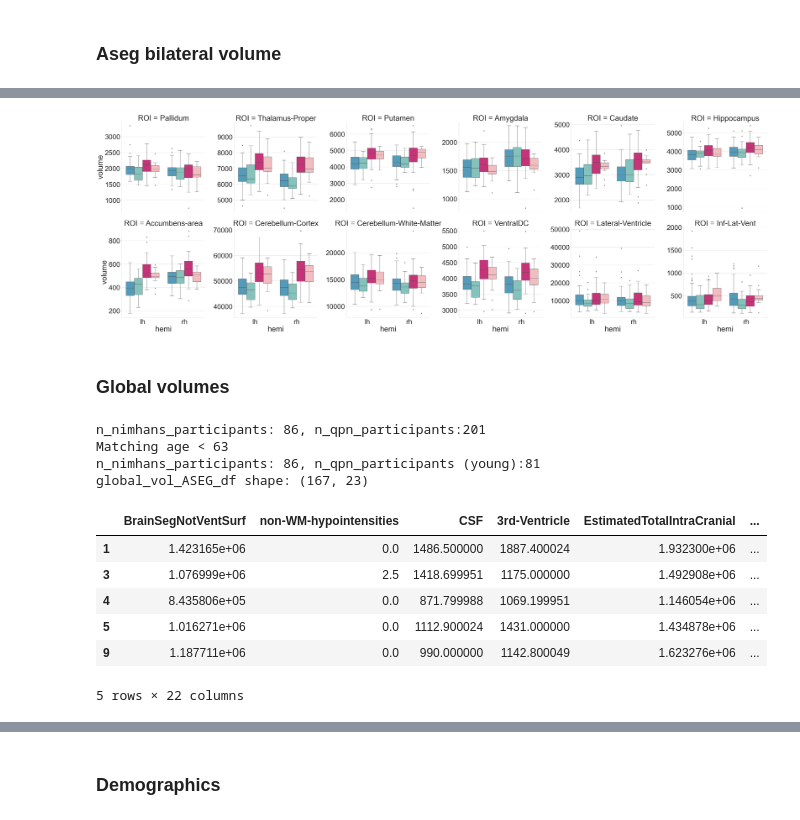
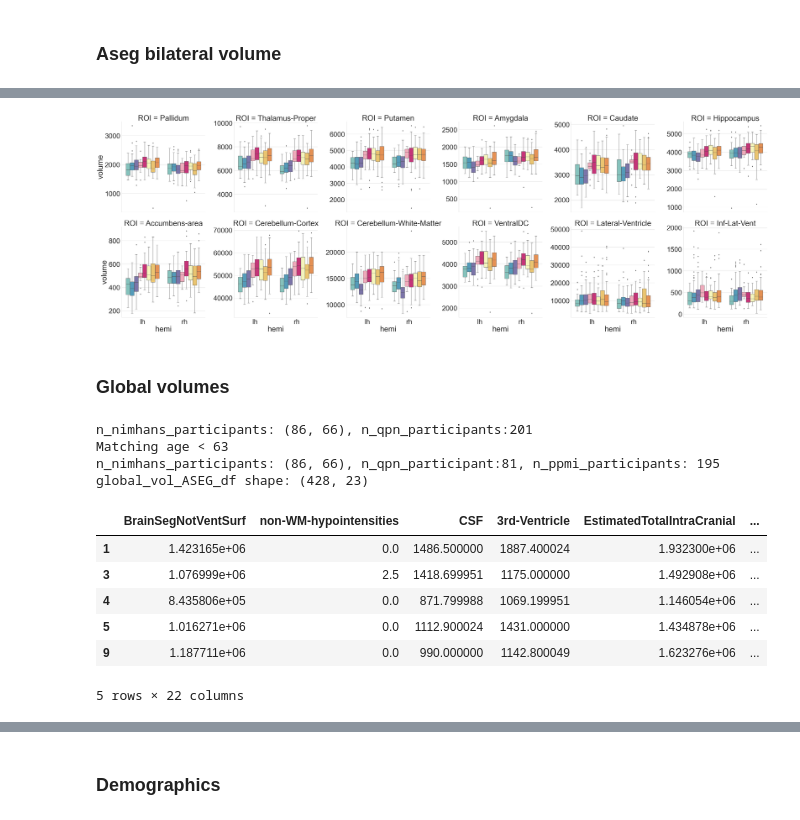
Before and after one commit to neurodatascience/mr_proc-nimhans_serb, a Jupyter notebook: analysis/CT/notebooks/population_comparisons.ipynb, the cells around one changed output, grey strips where cells are left out. Saved outputs shown, nothing was run; the diff lists cells and outputs as text; code cells hidden in the pictures.

```diff
--- a/analysis/CT/notebooks/population_comparisons.ipynb
+++ b/analysis/CT/notebooks/population_comparisons.ipynb
@@ -110,7 +133,8 @@ plot_df["ROI"] = plot_df["ROI"].astype(str)
 
 sns.set(font_scale=2)
 with sns.axes_style("whitegrid"):
-    g = sns.catplot(y="ROI",x="CT", hue="ds_group", col="hemi",kind="point",palette=palette, data=plot_df, aspect=0.5, height=12)
+    g = sns.catplot(y="ROI",x="CT", hue="ds_group", col="hemi",kind="point",palette=palette, hue_order=hue_order, legend=True,
+                    data=plot_df, aspect=1, height=12)
     # g.tick_params(axis='x', rotation=90, labelsize=14)
 
 if save_fig:
@@ -120,24 +144,40 @@ if save_fig:
 # %% [markdown]
 ### Aseg bilateral volume
 # %%
-nimhans_hemi_ASEG_df = pd.read_csv(f"{nimhans_agg_data_dir}{bilateral_vol_csv}").drop(columns=["Unnamed: 0"])
-nimhans_hemi_ASEG_df["dataset"] = "NIMHANS"
-n_nimhans_participants = len(nimhans_hemi_ASEG_df["participant_id"].unique())
+# NIMHANS (SERB + METAL)
+nimhans_serb_hemi_ASEG_df = pd.read_csv(f"{nimhans_serb_agg_data_dir}{bilateral_vol_csv}").drop(columns=["Unnamed: 0"])
+nimhans_serb_hemi_ASEG_df["dataset"] = "NIMHANS_SERB"
+n_nimhans_serb_participants = len(nimhans_serb_hemi_ASEG_df["participant_id"].unique())
 
+nimhans_metal_hemi_ASEG_df = pd.read_csv(f"{nimhans_metal_agg_data_dir}{bilateral_vol_csv}").drop(columns=["Unnamed: 0"])
+nimhans_metal_hemi_ASEG_df["dataset"] = "NIMHANS_METAL"
+n_nimhans_metal_participants = len(nimhans_metal_hemi_ASEG_df["participant_id"].unique())
+
+# QPN
 qpn_hemi_ASEG_df = pd.read_csv(f"{qpn_agg_data_dir}{bilateral_vol_csv}").drop(columns=["Unnamed: 0"])
 qpn_hemi_ASEG_df["dataset"] = "QPN"
 n_qpn_participants = len(qpn_hemi_ASEG_df["participant_id"].unique())
-print(f"n_nimhans_participants: {n_nimhans_participants}, n_qpn_participants:{n_qpn_participants}")
+
+# PPMI
+ppmi_hemi_ASEG_df = pd.read_csv(f"{ppmi_agg_data_dir}{bilateral_vol_csv}").drop(columns=["Unnamed: 0"])
+ppmi_hemi_ASEG_df["dataset"] = "PPMI"
+n_ppmi_participants = len(ppmi_hemi_ASEG_df["participant_id"].unique())
+
+print(f"n_nimhans_participants: {(n_nimhans_serb_participants,n_nimhans_metal_participants)}, n_qpn_participants:{n_qpn_participants}")
 
 if match_age:
     print(f"Matching age < {age_thresh}")
+
+    ppmi_hemi_ASEG_df = ppmi_hemi_ASEG_df[ppmi_hemi_ASEG_df["age"]<age_thresh]
+    n_ppmi_participants = len(ppmi_hemi_ASEG_df["participant_id"].unique())
+
     qpn_hemi_ASEG_df = qpn_hemi_ASEG_df[qpn_hemi_ASEG_df["age"]<age_thresh]
     n_qpn_participants = len(qpn_hemi_ASEG_df["participant_id"].unique())
-    print(f"n_nimhans_participants: {n_nimhans_participants}, n_qpn_participants (young):{n_qpn_participants}")
+    print(f"n_nimhans_participants: {(n_nimhans_serb_participants,n_nimhans_metal_participants)}, n_qpn_participants:{n_qpn_participants}, n_ppmi_participants: {n_ppmi_participants}")
 
 
 # Concat
-hemi_ASEG_df = pd.concat([nimhans_hemi_ASEG_df, qpn_hemi_ASEG_df], axis=0)
+hemi_ASEG_df = pd.concat([nimhans_serb_hemi_ASEG_df, nimhans_metal_hemi_ASEG_df, qpn_hemi_ASEG_df, ppmi_hemi_ASEG_df], axis=0)
 hemi_ASEG_df["ds_group"] = hemi_ASEG_df["dataset"] + "-" + hemi_ASEG_df["group"]
 print(f"hemi_ASEG_df shape: {hemi_ASEG_df.shape}")
 hemi_ASEG_df.head()
@@ -156,56 +196,71 @@ hemi_ASEG_df shape: (334, 21)
 # %%
 save_fig = False
 
 vol_ASEG_df_melt = hemi_ASEG_df.melt(
     id_vars=demo_cols + ["ds_group"],
     var_name="ROI",
     value_name="volume",
 )
 
 plot_df = vol_ASEG_df_melt.copy()
 plot_df["ROI"] = plot_df["ROI"].astype(str)
 hemi_roi_list = ['Pallidum', 'Thalamus-Proper', 'Putamen',  'Amygdala', 'Caudate', 'Hippocampus', 'Accumbens-area',
                 'Cerebellum-Cortex','Cerebellum-White-Matter','VentralDC', 'Lateral-Ventricle','Inf-Lat-Vent']
 
 sns.set(font_scale=4)
 with sns.axes_style("whitegrid"):
-    g = sns.catplot(y="volume",x="hemi", hue="ds_group", col="ROI",kind="box", col_wrap=6, col_order=hemi_roi_list,
+    g = sns.catplot(y="volume",x="hemi", hue="ds_group", col="ROI",kind="box", col_wrap=6, col_order=hemi_roi_list, hue_order=hue_order,
     palette=palette, data=plot_df, aspect=1, height=10, sharey=False, legend=False)
     # g.tick_params(axis='x', rotation=90, labelsize=14)
 
 if save_fig:
     g.savefig(f"{figs_dir}/ASEG_hemi.png")
 # %% [output]
-[figure, old version]
+[figure, new version]
 # %% [markdown]
 ### Global volumes
 # %%
-nimhans_global_ASEG_df = pd.read_csv(f"{nimhans_agg_data_dir}{global_vol_csv}").drop(columns=["Unnamed: 0"])
-nimhans_global_ASEG_df["dataset"] = "NIMHANS"
-n_nimhans_participants = len(nimhans_global_ASEG_df["participant_id"].unique())
+# NIMHANS (SERB + METAL)
+nimhans_serb_global_ASEG_df = pd.read_csv(f"{nimhans_serb_agg_data_dir}{global_vol_csv}").drop(columns=["Unnamed: 0"])
+nimhans_serb_global_ASEG_df["dataset"] = "NIMHANS_SERB"
+n_nimhans_serb_participants = len(nimhans_serb_global_ASEG_df["participant_id"].unique())
 
+nimhans_metal_global_ASEG_df = pd.read_csv(f"{nimhans_metal_agg_data_dir}{global_vol_csv}").drop(columns=["Unnamed: 0"])
+nimhans_metal_global_ASEG_df["dataset"] = "NIMHANS_METAL"
+n_nimhans_metal_participants = len(nimhans_metal_global_ASEG_df["participant_id"].unique())
+
+# QPN
 qpn_global_ASEG_df = pd.read_csv(f"{qpn_agg_data_dir}{global_vol_csv}").drop(columns=["Unnamed: 0"])
 qpn_global_ASEG_df["dataset"] = "QPN"
 n_qpn_participants = len(qpn_global_ASEG_df["participant_id"].unique())
 
-print(f"n_nimhans_participants: {n_nimhans_participants}, n_qpn_participants:{n_qpn_participants}")
+# PPMI
+ppmi_global_ASEG_df = pd.read_csv(f"{ppmi_agg_data_dir}{global_vol_csv}").drop(columns=["Unnamed: 0"])
+ppmi_global_ASEG_df["dataset"] = "PPMI"
+n_ppmi_participants = len(ppmi_global_ASEG_df["participant_id"].unique())
+
+print(f"n_nimhans_participants: {(n_nimhans_serb_participants, n_nimhans_metal_participants)}, n_qpn_participants:{n_qpn_participants}")
 
 if match_age:
     print(f"Matching age < {age_thresh}")
+
+    ppmi_global_ASEG_df = ppmi_global_ASEG_df[ppmi_global_ASEG_df["age"]<age_thresh]
+    n_ppmi_participants = len(ppmi_global_ASEG_df["participant_id"].unique())
+
     qpn_global_ASEG_df = qpn_global_ASEG_df[qpn_global_ASEG_df["age"]<age_thresh]
     n_qpn_participants = len(qpn_global_ASEG_df["participant_id"].unique())
-    print(f"n_nimhans_participants: {n_nimhans_participants}, n_qpn_participants (young):{n_qpn_participants}")
+    print(f"n_nimhans_participants: {(n_nimhans_serb_participants, n_nimhans_metal_participants)}, n_qpn_participant:{n_qpn_participants}, n_ppmi_participants: {n_ppmi_participants}")
 
 # Concat
-global_vol_ASEG_df = pd.concat([nimhans_global_ASEG_df, qpn_global_ASEG_df], axis=0)
+global_vol_ASEG_df = pd.concat([nimhans_serb_global_ASEG_df, nimhans_metal_global_ASEG_df, qpn_global_ASEG_df, ppmi_global_ASEG_df], axis=0)
 global_vol_ASEG_df["ds_group"] = global_vol_ASEG_df["dataset"] + "-" + global_vol_ASEG_df["group"]
 print(f"global_vol_ASEG_df shape: {global_vol_ASEG_df.shape}")
 qpn_global_ASEG_df.head()
 # %% [output]
-n_nimhans_participants: 86, n_qpn_participants:201
+n_nimhans_participants: (86, 66), n_qpn_participants:201
 Matching age < 63
-n_nimhans_participants: 86, n_qpn_participants (young):81
-global_vol_ASEG_df shape: (167, 23)
+n_nimhans_participants: (86, 66), n_qpn_participant:81, n_ppmi_participants: 195
+global_vol_ASEG_df shape: (428, 23)
 |  | BrainSegNotVentSurf | non-WM-hypointensities | CSF | 3rd-Ventricle | EstimatedTotalIntraCranial | ... |
 | 1 | 1.423165e+06 | 0.0 | 1486.500000 | 1887.400024 | 1.932300e+06 | ... |
 | 3 | 1.076999e+06 | 2.5 | 1418.699951 | 1175.000000 | 1.492908e+06 | ... |
```
Also changed, not shown: parts of 12 cells of this notebook, 2 other files.
